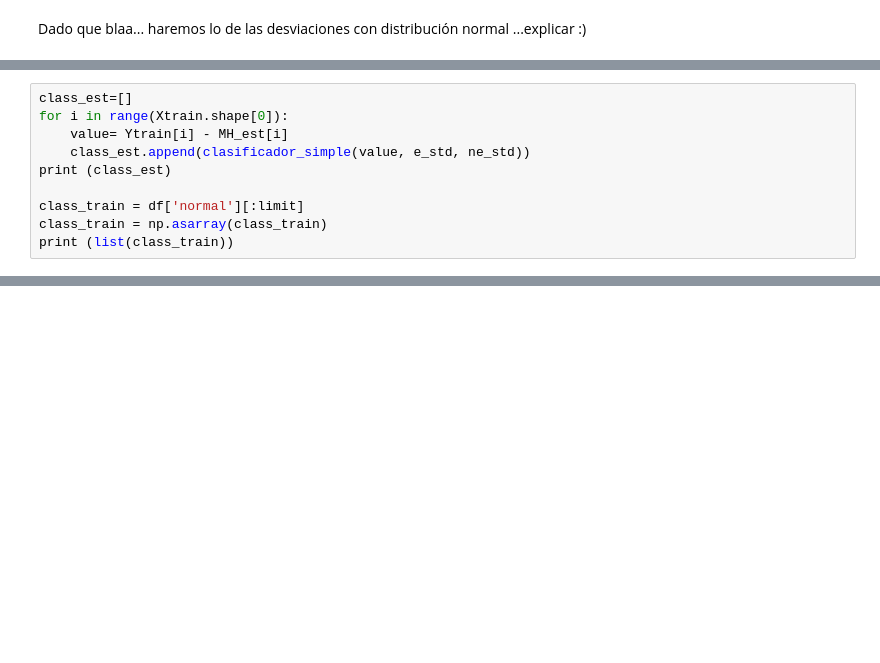
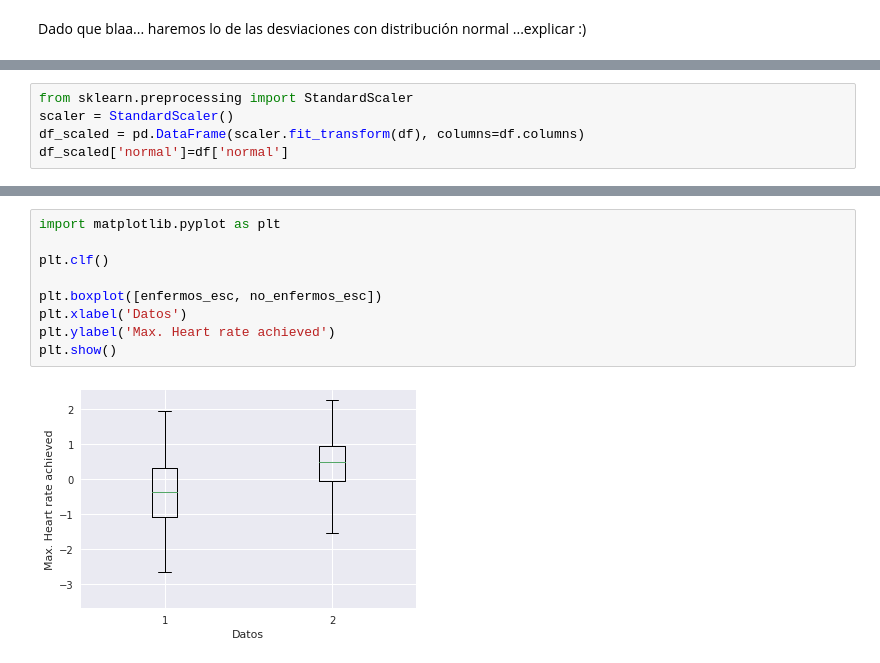
Before and after one commit to Buguemar/Tarea1ML, a Jupyter notebook: Pregunta-5.ipynb, the cells around one changed output, grey strips where cells are left out. Drawn from its saved outputs; the diff is of its cells as text; blank space fills up the shorter version.

```diff
--- a/Pregunta-5.ipynb
+++ b/Pregunta-5.ipynb
@@ -428,10 +369,0 @@ def clasificador_simple(max_heart_value, stde, stdne):
-# %%
-class_est=[]
-for i in range(Xtrain.shape[0]):
-    value= Ytrain[i] - MH_est[i]
-    class_est.append(clasificador_simple(value, e_std, ne_std))
-print (class_est)
-
-class_train = df['normal'][:limit]
-class_train = np.asarray(class_train)
-print (list(class_train))
@@ -456,0 +426,5 @@ print(list(class_test))
+# %%
+from sklearn.preprocessing import StandardScaler
+scaler = StandardScaler()
+df_scaled = pd.DataFrame(scaler.fit_transform(df), columns=df.columns)
+df_scaled['normal']=df['normal']
@@ -456,0 +443,11 @@ print(list(class_test))
+# %%
+import matplotlib.pyplot as plt
+
+plt.clf()
+
+plt.boxplot([enfermos_esc, no_enfermos_esc])
+plt.xlabel('Datos')
+plt.ylabel('Max. Heart rate achieved')
+plt.show()
+# %% [output]
+[figure, added]
```
Also changed, not shown: parts of 49 cells of this notebook.
